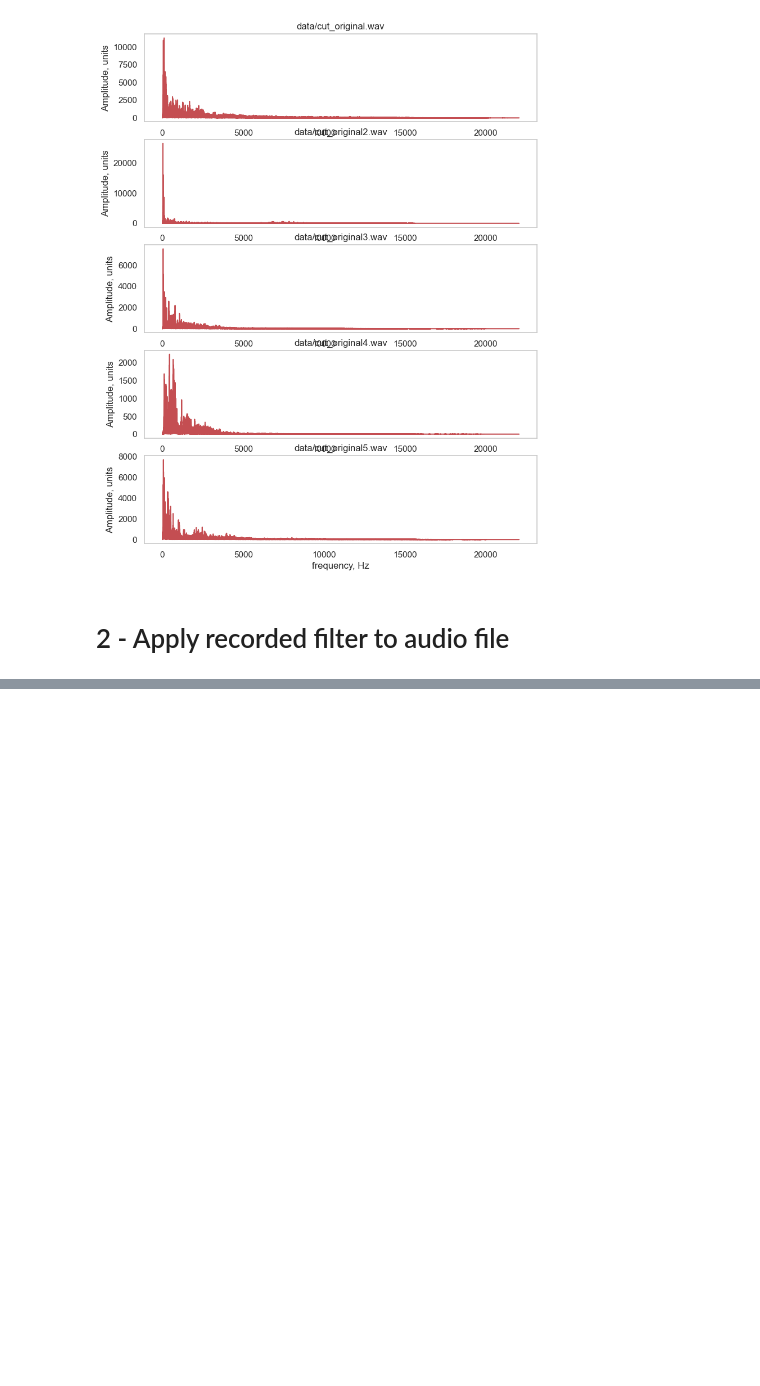
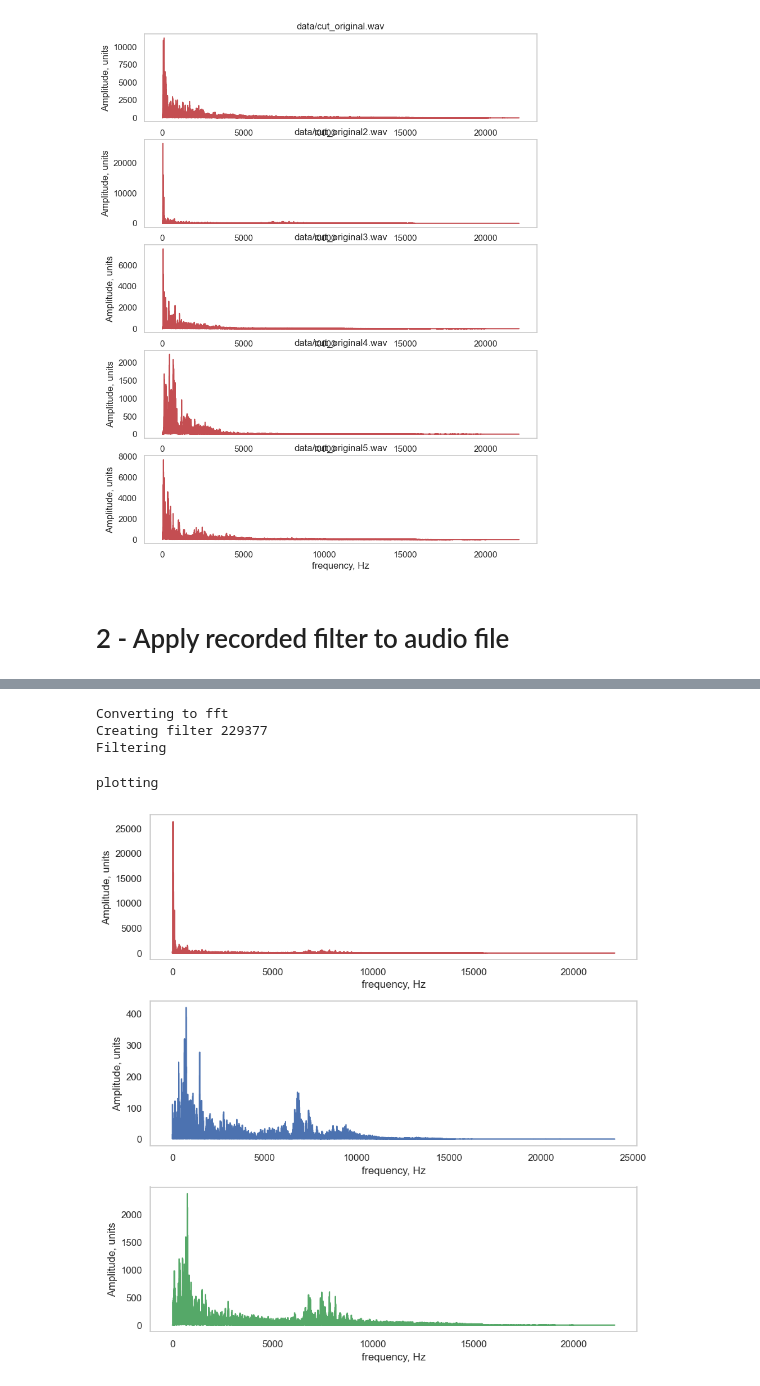
Before and after one commit to Hugand/music-classifier, a Jupyter notebook: music-classfier-frequency-domain-study.ipynb, the cells around one changed output, grey strips where cells are left out. Drawn from its saved outputs; the diff is of its cells as text; code cells hidden in the pictures; blank space fills up the shorter version.

```diff
--- a/music-classfier-frequency-domain-study.ipynb
+++ b/music-classfier-frequency-domain-study.ipynb
@@ -293,0 +317,8 @@ Error: bad sample width
+# %%
+filter_audio('data/cut_original2.wav', 'data/sample_2.wav', 'data/noiseful_sample2_7.wav')
+# %% [output]
+Converting to fft
+Creating filter 229377
+Filtering
+plotting
+[figure, added]
```
Also changed, not shown: parts of 13 cells of this notebook, 9 other files.
